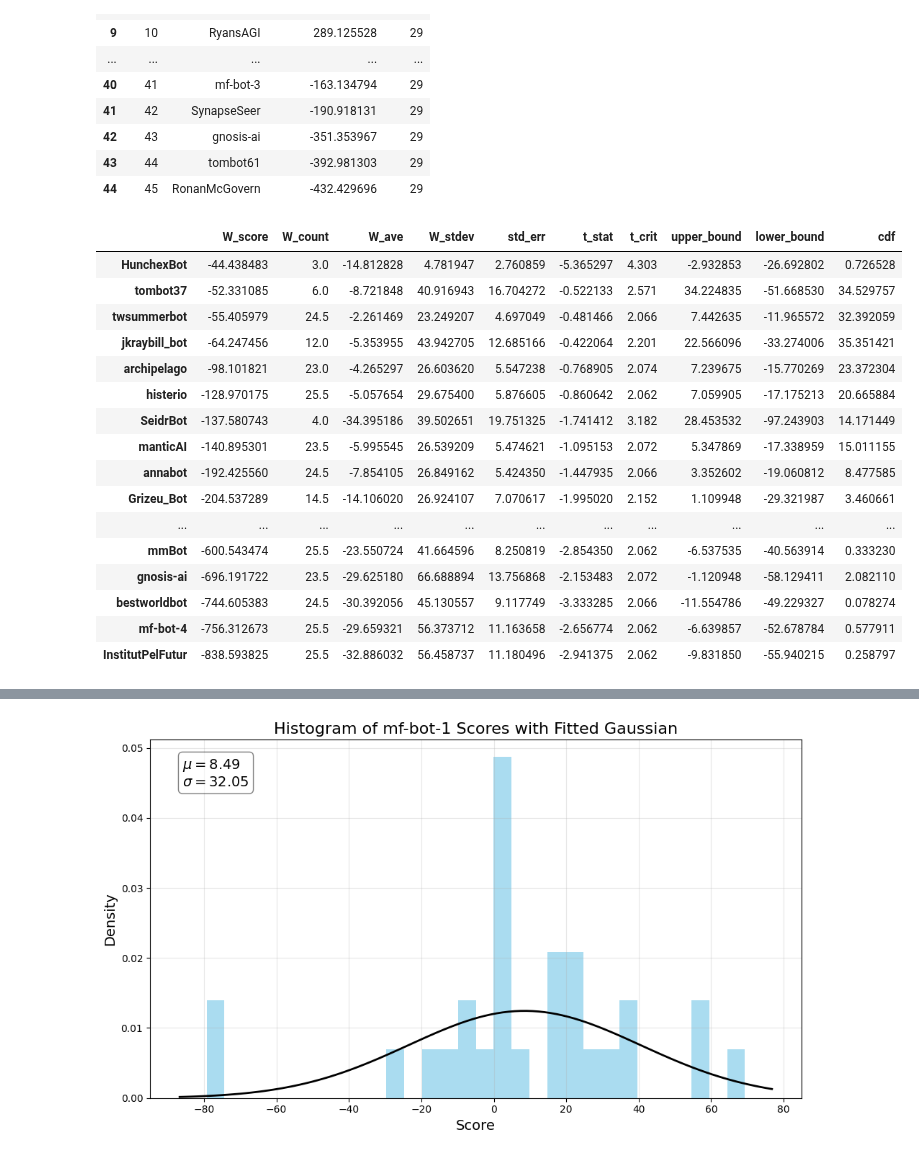
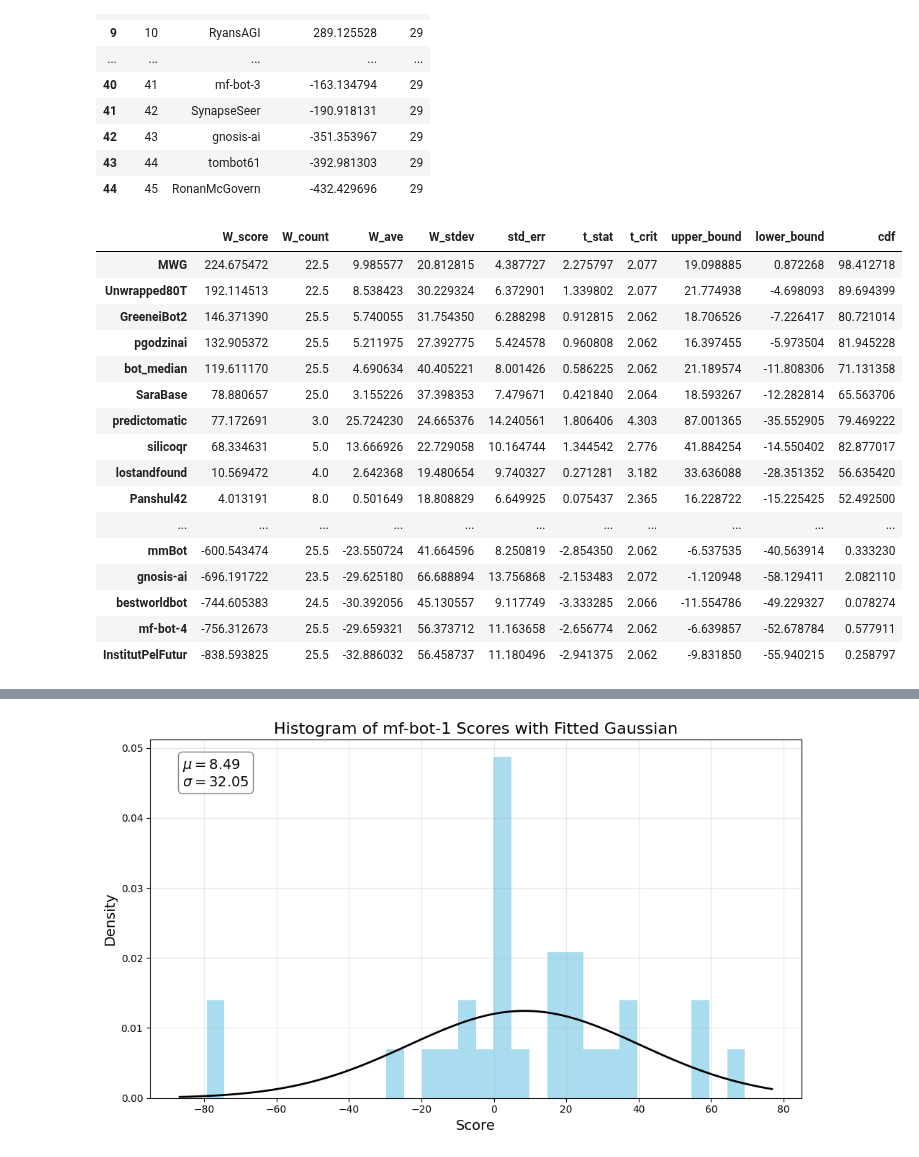
Before and after one commit to Metaculus/aib-analysis, a Jupyter notebook: Copy_of_AI_BENCHMARKING_LEADERBOARDS.ipynb, the cells around one changed output, grey strips where cells are left out. Saved outputs shown, nothing was run; the diff lists cells and outputs as text; code cells hidden in the pictures.

```diff
--- a/Copy_of_AI_BENCHMARKING_LEADERBOARDS.ipynb
+++ b/Copy_of_AI_BENCHMARKING_LEADERBOARDS.ipynb
@@ -118,5 +101,5 @@ Number of unique questions in df_bot_resolved_questions: 166
 # %%
 # Remove early closers (questions that resolved before the scheduled close time)
-remove_early_closers = False
+remove_early_closers = True
 if remove_early_closers:
   df_pro_bot_resolved_questions = df_pro_bot_resolved_questions[df_pro_bot_resolved_questions['actual_close_time'] <= df_pro_bot_resolved_questions['scheduled_close_time']]
@@ -203,6 +174,15 @@ df_bot_baseline_long.head()
 | 2 | 28959 | Will the Liberal Democratic Party... | 1.0 | GreeneiBot2 | 26.927514 | no |
 | 3 | 28959 | Will the Liberal Democratic Party... | 1.0 | HSeldon | -34.851861 | no |
 | 4 | 28959 | Will the Liberal Democratic Party... | 1.0 | HunchexBot | -26.241316 | no |
+# %%
+# Step 2: FILTER TO ONLY THOSE QUESTION ID's THAT ARE IN DF_PRO_BOT_RESOLVED_QUESTIONS
+df_bot_peer = df_bot_peer[df_bot_peer['question_id'].isin(df_pro_bot_resolved_questions['bot_question_id'])]
+df_bot_baseline = df_bot_baseline[df_bot_baseline['question_id'].isin(df_pro_bot_resolved_questions['bot_question_id'])]
+df_bot_baseline_long = df_bot_baseline_long[df_bot_baseline_long['question_id'].isin(df_pro_bot_resolved_questions['bot_question_id'])]
+df_pro_baseline = df_pro_baseline[df_pro_baseline['question_id'].isin(df_pro_bot_resolved_questions['pro_question_id'])]
+df_pro_baseline_long = df_pro_baseline_long[df_pro_baseline_long['question_id'].isin(df_pro_bot_resolved_questions['pro_question_id'])]
+df_bot_scores = df_bot_scores[df_bot_scores['question_id'].isin(df_pro_bot_resolved_questions['bot_question_id'])]
+df_pro_scores = df_pro_scores[df_pro_scores['question_id'].isin(df_pro_bot_resolved_questions['pro_question_id'])]
 # %%
 all_bots = df_bot_peer['forecaster'].unique()
 all_bots
@@ -901,44 +849,46 @@ for bot in all_bots:
     t_crit = t_critical_value(weighted_count - 1)
     # 95% confidence that the true mean is between lower and upper bounds
     upper_bound = weighted_average + t_crit * std_error
     lower_bound = weighted_average - t_crit * std_error
     # 1.96 sigma for a normal Gaussian correponds to 97.5th percentile
     # Normalization below
     cdf = norm.cdf(t_statistic * 1.96 / t_crit)
   else:
     t_crit = np.nan
     upper_bound = np.nan
     lower_bound = np.nan
     cdf = np.nan
 
   df_W_leaderboard.loc[bot, 'W_score'] = weighted_score
   df_W_leaderboard.loc[bot, 'W_count'] = weighted_count
   df_W_leaderboard.loc[bot, 'W_ave'] = weighted_average
   df_W_leaderboard.loc[bot, 'W_stdev'] = weighted_std_dev
   df_W_leaderboard.loc[bot, 'std_err'] = std_error
   df_W_leaderboard.loc[bot, 't_stat'] = t_statistic
   df_W_leaderboard.loc[bot, 't_crit'] = t_crit
   df_W_leaderboard.loc[bot, 'upper_bound'] = upper_bound
   df_W_leaderboard.loc[bot, 'lower_bound'] = lower_bound
   df_W_leaderboard.loc[bot, 'cdf'] = cdf * 100
 
 #print(df_W_leaderboard[['Peer_vs_Pro', 'Count',  'bootstrap',  'resample',  'cdf']])
 #print('\n\n')
 #print(df_W_leaderboard[['W_score', 'W_count', 'W_ave',  'W_stdev',  'std_err',  't_stat',  'cdf']].sort_values(by='W_score', ascending=False))
 
-df_W_leaderboard.sort_values(by='W_score', ascending=False).tail(30)
+df_W_leaderboard = df_W_leaderboard.sort_values(by='W_score', ascending=False)
+
+df_W_leaderboard
 # %% [output]
 |  | W_score | W_count | W_ave | W_stdev | std_err | t_stat | t_crit | upper_bound | lower_bound | cdf |
-| HunchexBot | -44.438483 | 3.0 | -14.812828 | 4.781947 | 2.760859 | -5.365297 | 4.303 | -2.932853 | -26.692802 | 0.726528 |
-| tombot37 | -52.331085 | 6.0 | -8.721848 | 40.916943 | 16.704272 | -0.522133 | 2.571 | 34.224835 | -51.668530 | 34.529757 |
-| twsummerbot | -55.405979 | 24.5 | -2.261469 | 23.249207 | 4.697049 | -0.481466 | 2.066 | 7.442635 | -11.965572 | 32.392059 |
-| jkraybill_bot | -64.247456 | 12.0 | -5.353955 | 43.942705 | 12.685166 | -0.422064 | 2.201 | 22.566096 | -33.274006 | 35.351421 |
-| archipelago | -98.101821 | 23.0 | -4.265297 | 26.603620 | 5.547238 | -0.768905 | 2.074 | 7.239675 | -15.770269 | 23.372304 |
-| histerio | -128.970175 | 25.5 | -5.057654 | 29.675400 | 5.876605 | -0.860642 | 2.062 | 7.059905 | -17.175213 | 20.665884 |
-| SeidrBot | -137.580743 | 4.0 | -34.395186 | 39.502651 | 19.751325 | -1.741412 | 3.182 | 28.453532 | -97.243903 | 14.171449 |
-| manticAI | -140.895301 | 23.5 | -5.995545 | 26.539209 | 5.474621 | -1.095153 | 2.072 | 5.347869 | -17.338959 | 15.011155 |
-| annabot | -192.425560 | 24.5 | -7.854105 | 26.849162 | 5.424350 | -1.447935 | 2.066 | 3.352602 | -19.060812 | 8.477585 |
-| Grizeu_Bot | -204.537289 | 14.5 | -14.106020 | 26.924107 | 7.070617 | -1.995020 | 2.152 | 1.109948 | -29.321987 | 3.460661 |
+| MWG | 224.675472 | 22.5 | 9.985577 | 20.812815 | 4.387727 | 2.275797 | 2.077 | 19.098885 | 0.872268 | 98.412718 |
+| Unwrapped80T | 192.114513 | 22.5 | 8.538423 | 30.229324 | 6.372901 | 1.339802 | 2.077 | 21.774938 | -4.698093 | 89.694399 |
+| GreeneiBot2 | 146.371390 | 25.5 | 5.740055 | 31.754350 | 6.288298 | 0.912815 | 2.062 | 18.706526 | -7.226417 | 80.721014 |
+| pgodzinai | 132.905372 | 25.5 | 5.211975 | 27.392775 | 5.424578 | 0.960808 | 2.062 | 16.397455 | -5.973504 | 81.945228 |
+| bot_median | 119.611170 | 25.5 | 4.690634 | 40.405221 | 8.001426 | 0.586225 | 2.062 | 21.189574 | -11.808306 | 71.131358 |
+| SaraBase | 78.880657 | 25.0 | 3.155226 | 37.398353 | 7.479671 | 0.421840 | 2.064 | 18.593267 | -12.282814 | 65.563706 |
+| predictomatic | 77.172691 | 3.0 | 25.724230 | 24.665376 | 14.240561 | 1.806406 | 4.303 | 87.001365 | -35.552905 | 79.469222 |
+| silicoqr | 68.334631 | 5.0 | 13.666926 | 22.729058 | 10.164744 | 1.344542 | 2.776 | 41.884254 | -14.550402 | 82.877017 |
+| lostandfound | 10.569472 | 4.0 | 2.642368 | 19.480654 | 9.740327 | 0.271281 | 3.182 | 33.636088 | -28.351352 | 56.635420 |
+| Panshul42 | 4.013191 | 8.0 | 0.501649 | 18.808829 | 6.649925 | 0.075437 | 2.365 | 16.228722 | -15.225425 | 52.492500 |
 | ... | ... | ... | ... | ... | ... | ... | ... | ... | ... | ... |
 | mmBot | -600.543474 | 25.5 | -23.550724 | 41.664596 | 8.250819 | -2.854350 | 2.062 | -6.537535 | -40.563914 | 0.333230 |
 | gnosis-ai | -696.191722 | 23.5 | -29.625180 | 66.688894 | 13.756868 | -2.153483 | 2.072 | -1.120948 | -58.129411 | 2.082110 |
```
Also changed, not shown: parts of 22 cells of this notebook.
